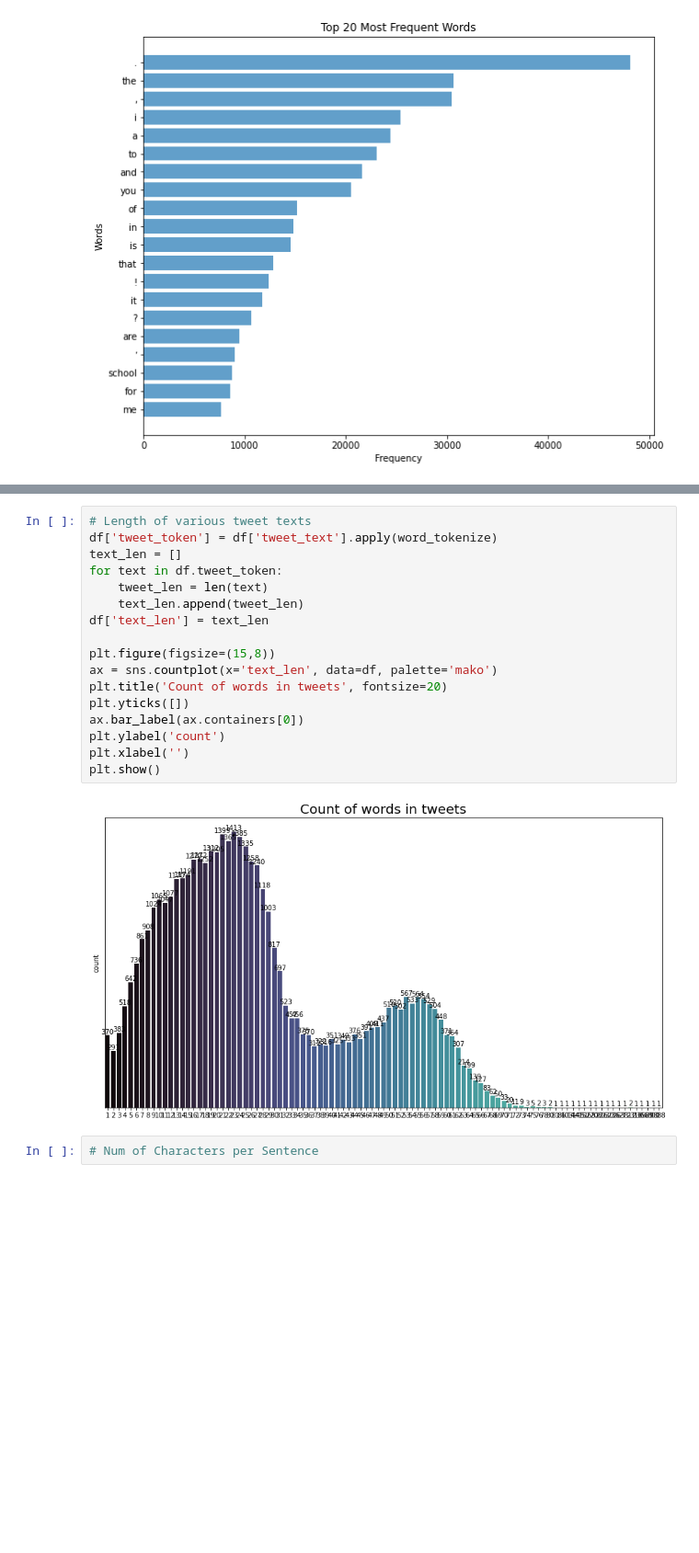
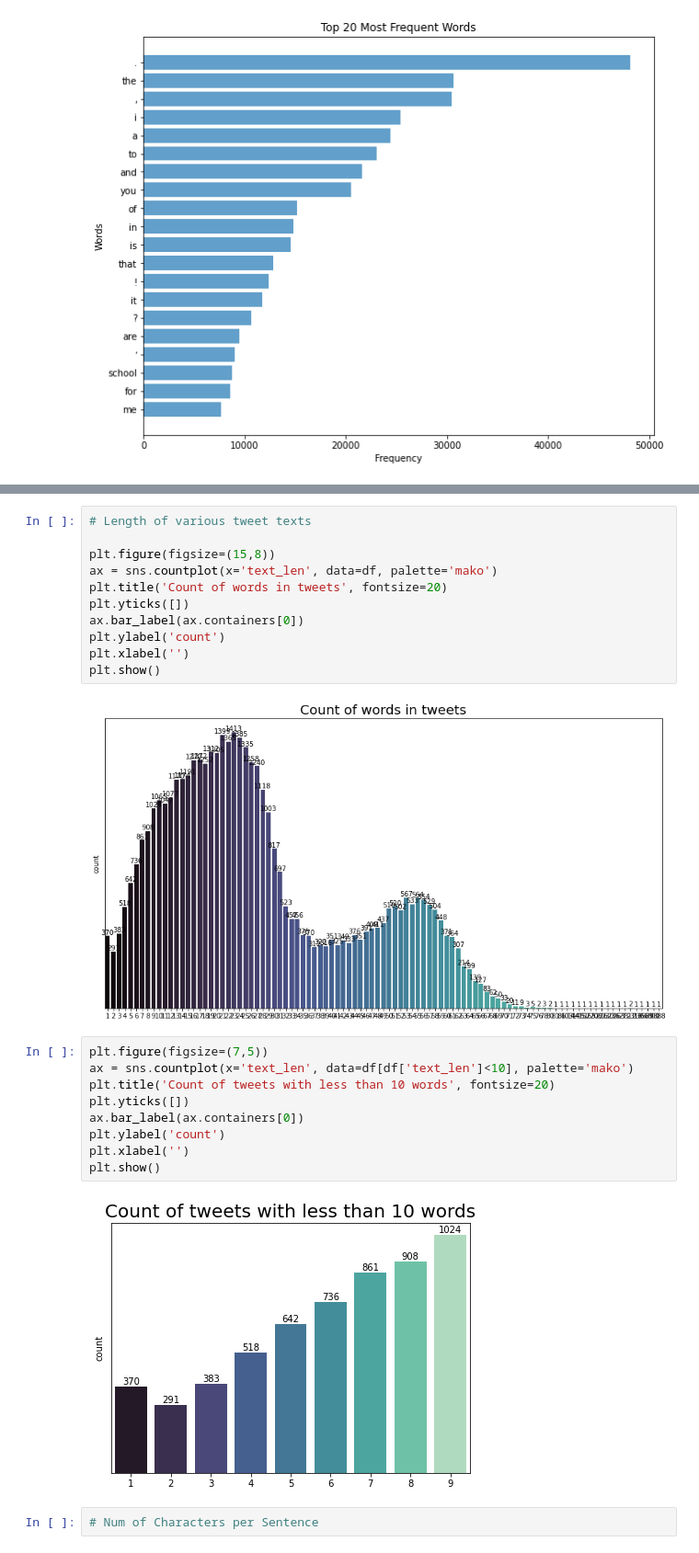
Before and after one commit to ChloeChoyXW/TXSA_Assignment, a Jupyter notebook: EDA.ipynb, the cells around one changed output, grey strips where cells are left out. Shown at 92% size. Cells and saved outputs as stored; diff of their text form; blank space fills up the shorter version.

```diff
--- a/EDA.ipynb
+++ b/EDA.ipynb
@@ -170,11 +199,5 @@ plt.show()
 # %%
 # Length of various tweet texts
-df['tweet_token'] = df['tweet_text'].apply(word_tokenize)
-text_len = []
-for text in df.tweet_token:
-    tweet_len = len(text)
-    text_len.append(tweet_len)
-df['text_len'] = text_len
 
 plt.figure(figsize=(15,8))
 ax = sns.countplot(x='text_len', data=df, palette='mako')
@@ -186,6 +209,17 @@ plt.xlabel('')
 plt.show()
 # %% [output]
 [figure]
+# %%
+plt.figure(figsize=(7,5))
+ax = sns.countplot(x='text_len', data=df[df['text_len']<10], palette='mako')
+plt.title('Count of tweets with less than 10 words', fontsize=20)
+plt.yticks([])
+ax.bar_label(ax.containers[0])
+plt.ylabel('count')
+plt.xlabel('')
+plt.show()
+# %% [output]
+[figure, added]
 # %%
 # Num of Characters per Sentence
 # %%
```
Also changed, not shown: parts of 3 cells of this notebook, 1 other file.
